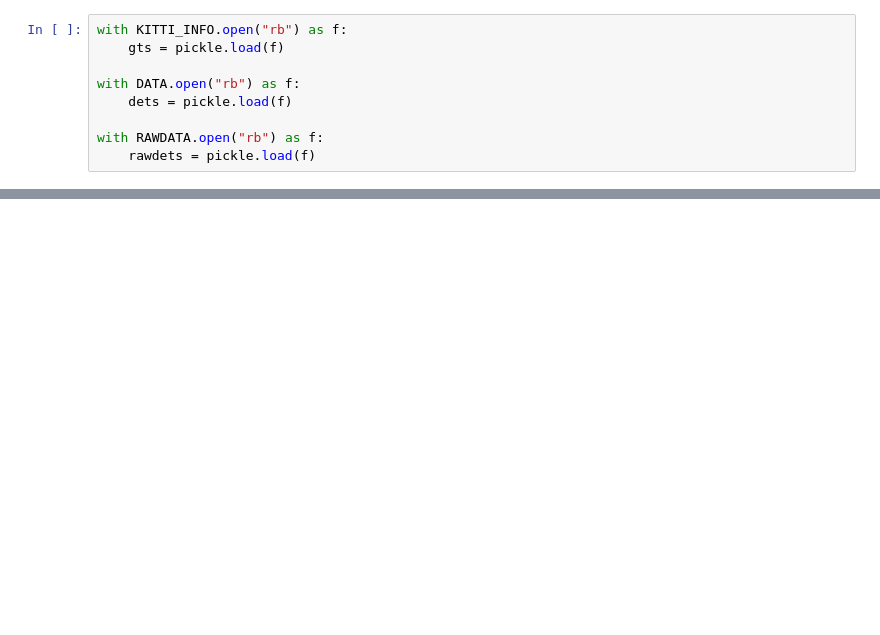
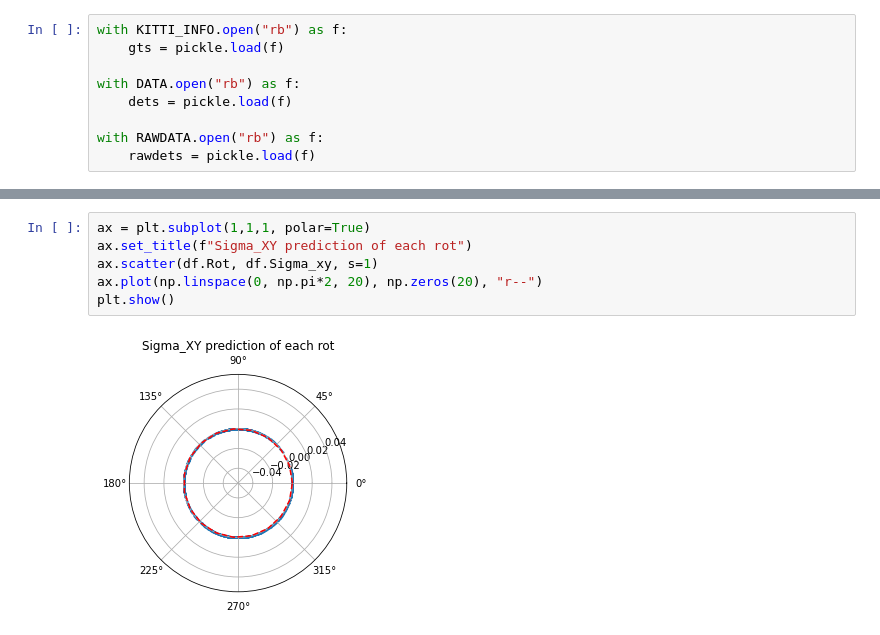
Before and after one commit to Yosshi999/ProbPointPillars, a Jupyter notebook: notebooks/RegressionCalibration.ipynb, the cells around one changed output, grey strips where cells are left out. Drawn from its saved outputs; the diff is of its cells as text; blank space fills up the shorter version.

```diff
--- a/notebooks/RegressionCalibration.ipynb
+++ b/notebooks/RegressionCalibration.ipynb
@@ -453,0 +304,8 @@ plt.show()
+# %%
+ax = plt.subplot(1,1,1, polar=True)
+ax.set_title(f"Sigma_XY prediction of each rot")
+ax.scatter(df.Rot, df.Sigma_xy, s=1)
+ax.plot(np.linspace(0, np.pi*2, 20), np.zeros(20), "r--")
+plt.show()
+# %% [output]
+[figure, added]
```
Also changed, not shown: parts of 21 cells of this notebook.
